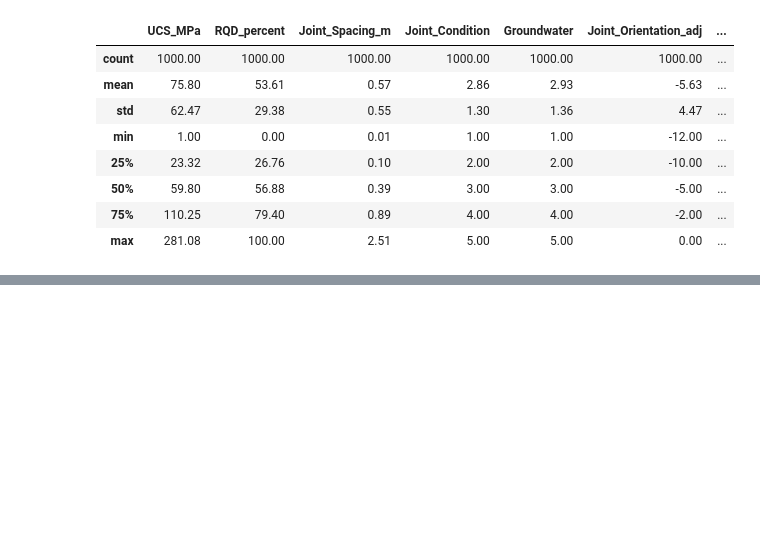
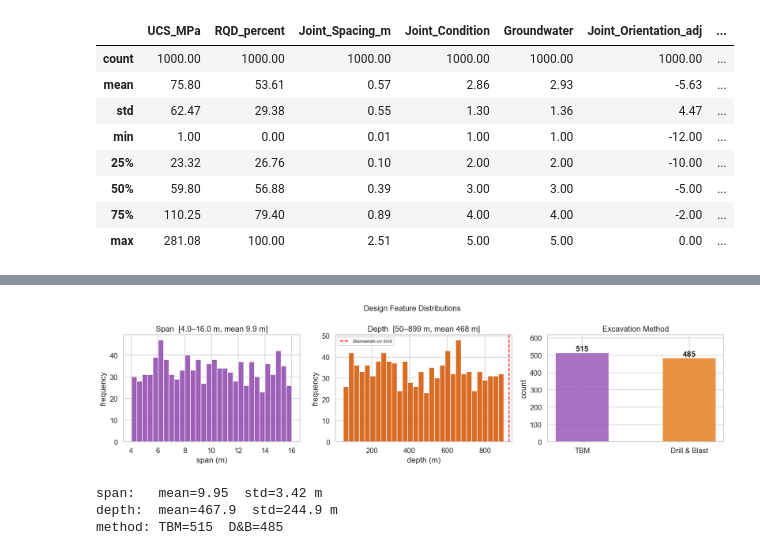
Before and after one commit to sayanmondal31694-sys/rmr-tunnel-support-designer-app, a Jupyter notebook: rmr_eda.ipynb, the cells around one changed output, grey strips where cells are left out. Drawn from its saved outputs; the diff is of its cells as text; code cells hidden in the pictures; blank space fills up the shorter version.

```diff
--- a/rmr_eda.ipynb
+++ b/rmr_eda.ipynb
@@ -1147,0 +170,48 @@ Figures saved: fig1 to fig20 as PNG files.
+# %%
+fig, axes = plt.subplots(1, 3, figsize=(15, 4))
+
+axes[0].hist(df['Excavation_Span_m'], bins=30, color='#8e44ad', edgecolor='white', alpha=0.85)
+axes[0].set_xlabel('span (m)')
+axes[0].set_ylabel('frequency')
+axes[0].set_title(
+    f'Span  [{df.Excavation_Span_m.min():.1f}–{df.Excavation_Span_m.max():.1f} m, '
+    f'mean {df.Excavation_Span_m.mean():.1f} m]'
+)
+
+axes[1].hist(df['Depth_m'], bins=30, color='#d35400', edgecolor='white', alpha=0.85)
+axes[1].set_xlabel('depth (m)')
+axes[1].set_ylabel('frequency')
+axes[1].set_title(
+    f'Depth  [{df.Depth_m.min():.0f}–{df.Depth_m.max():.0f} m, '
+    f'mean {df.Depth_m.mean():.0f} m]'
+)
+axes[1].axvline(926, color='red', linewidth=1.5, linestyle='--',
+                label='Bieniawski σv limit')
+axes[1].legend(fontsize=8)
+
+method_counts = df['Excavation_Method'].value_counts()
+method_labels = {0: 'TBM', 1: 'Drill & Blast'}
+mlabels = [method_labels[k] for k in sorted(method_counts.index)]
+mvals   = [method_counts[k] for k in sorted(method_counts.index)]
+bars = axes[2].bar(mlabels, mvals, color=['#9b59b6', '#e67e22'],
+                   edgecolor='white', alpha=0.85, width=0.5)
+axes[2].set_ylabel('count')
+axes[2].set_title('Excavation Method')
+axes[2].set_ylim(0, max(mvals) * 1.2)
+for bar, val in zip(bars, mvals):
+    axes[2].text(bar.get_x() + bar.get_width()/2, bar.get_height() + 8,
+                 str(val), ha='center', fontweight='bold')
+
+plt.suptitle('Design Feature Distributions', fontsize=13)
+plt.tight_layout()
+plt.savefig('fig3_design_feature_distributions.png')
+plt.show()
+
+print(f'span:   mean={df.Excavation_Span_m.mean():.2f}  std={df.Excavation_Span_m.std():.2f} m')
+print(f'depth:  mean={df.Depth_m.mean():.1f}  std={df.Depth_m.std():.1f} m')
+print(f'method: TBM={method_counts.get(0,0)}  D&B={method_counts.get(1,0)}')
+# %% [output]
+[figure, added]
+span:   mean=9.95  std=3.42 m
+depth:  mean=467.9  std=244.9 m
+method: TBM=515  D&B=485
```
Also changed, not shown: parts of 85 cells of this notebook.
